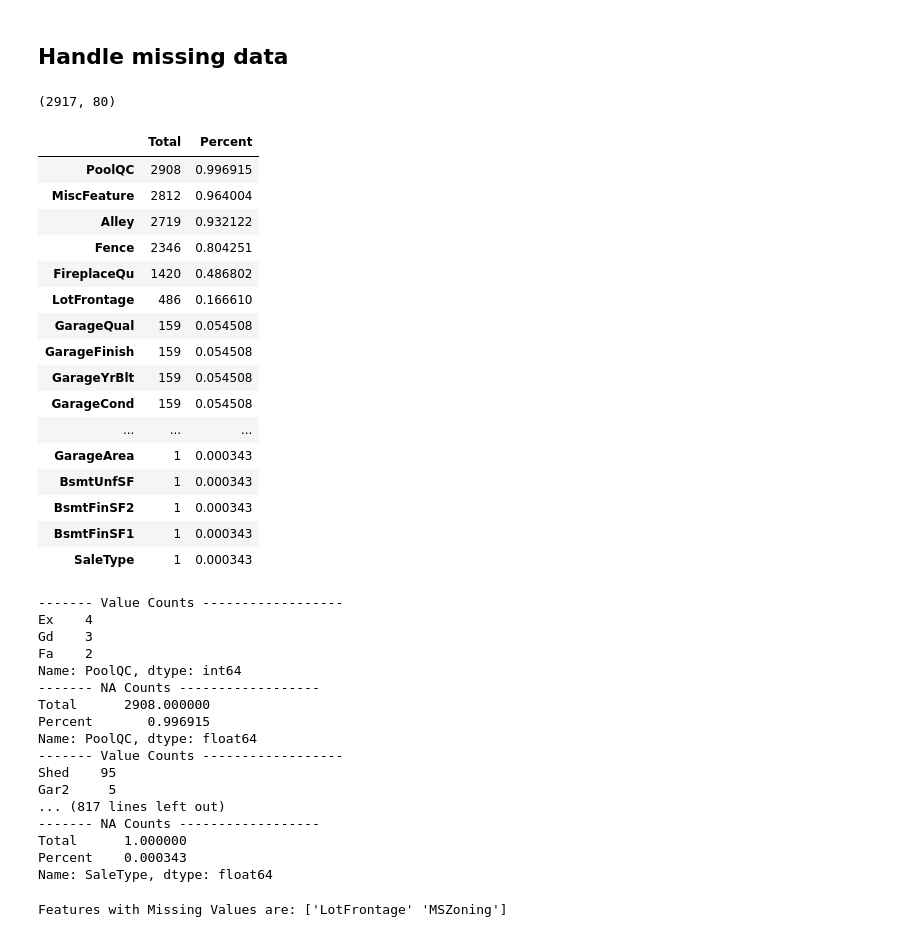
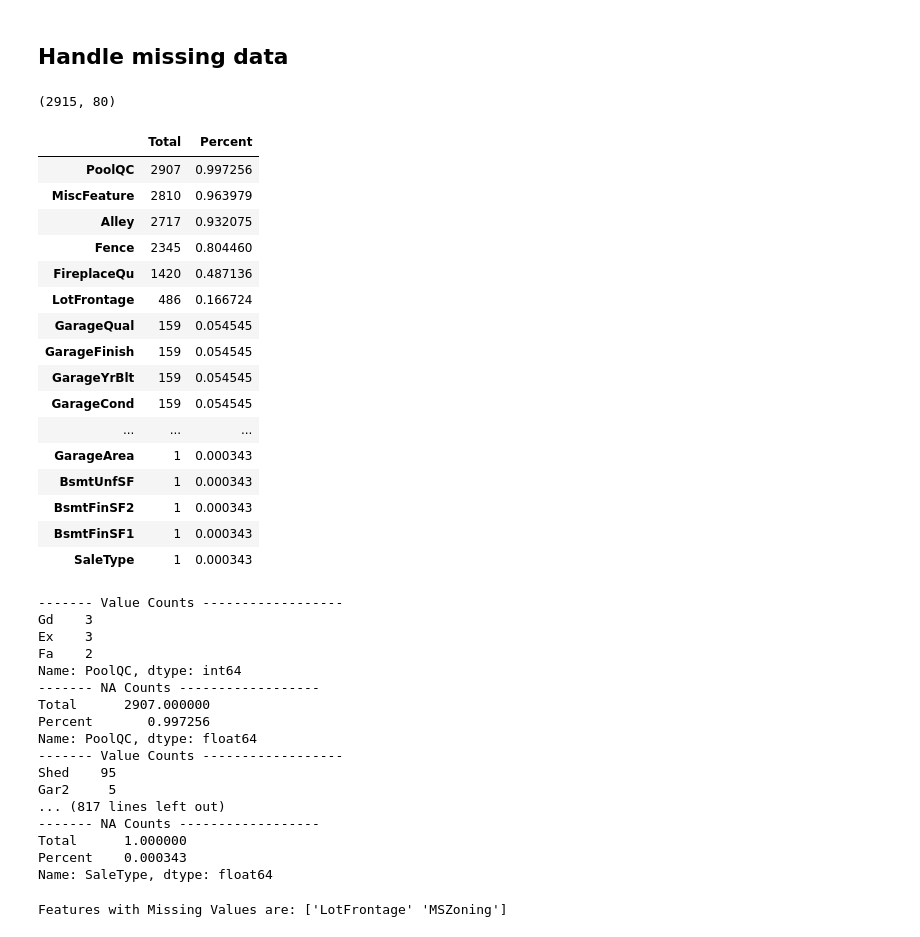
Before and after one commit to emmaren/House-Prices-Kaggle-Competition, a Jupyter notebook: House_price_competition.ipynb, the cells around one changed output. Cells and saved outputs as stored; diff of their text form; code cells hidden in the pictures.

```diff
--- a/House_price_competition.ipynb
+++ b/House_price_competition.ipynb
@@ -153,8 +156,10 @@ outliers[TopFeats].sort_index()
 # Combine the eyeball test and the Tukey test to determine what records to remove
 # 1298 and 523 seems having more extrme values than the other three, so drop them for now.
 print(train.shape)
+train = train.drop(train[train.index==523].index)
+train = train.drop(train[train.index==691].index)
 train = train.drop(train[train.index==1298].index)
-train = train.drop(train[train.index==523].index)
+train = train.drop(train[train.index==1182].index)
 print(train.shape)
 # %% [output]
 (1460, 81)
@@ -180,30 +206,31 @@ fig= plt.figure()
 ## Handle missing data
 # %%
 # Merge train and test df
-all= pd.concat([train,test],keys=("train","test"))
-all =all.drop("SalePrice",axis=1)
-print(all.shape)
+all_df= pd.concat([train,test],keys=("train","test"))
+
+all_df =all_df.drop("SalePrice",axis=1)
+print(all_df.shape)
 # %% [output]
-(2917, 80)
+(2915, 80)
 # %%
 # Check missing data
-total = all.isnull().sum().sort_values(ascending=False)
-pct = (all.isnull().sum()/all.isnull().count()).sort_values(ascending=False)
+total = all_df.isnull().sum().sort_values(ascending=False)
+pct = (all_df.isnull().sum()/all_df.isnull().count()).sort_values(ascending=False)
 NAs = pd.concat([total, pct], axis=1, keys=['Total', 'Percent'])
 NAs = NAs[NAs['Total']>=1]
 NAs
 # %% [output]
 |  | Total | Percent |
-| PoolQC | 2908 | 0.996915 |
-| MiscFeature | 2812 | 0.964004 |
-| Alley | 2719 | 0.932122 |
-| Fence | 2346 | 0.804251 |
-| FireplaceQu | 1420 | 0.486802 |
-| LotFrontage | 486 | 0.166610 |
-| GarageQual | 159 | 0.054508 |
-| GarageFinish | 159 | 0.054508 |
-| GarageYrBlt | 159 | 0.054508 |
-| GarageCond | 159 | 0.054508 |
+| PoolQC | 2907 | 0.997256 |
+| MiscFeature | 2810 | 0.963979 |
+| Alley | 2717 | 0.932075 |
+| Fence | 2345 | 0.804460 |
+| FireplaceQu | 1420 | 0.487136 |
+| LotFrontage | 486 | 0.166724 |
+| GarageQual | 159 | 0.054545 |
+| GarageFinish | 159 | 0.054545 |
+| GarageYrBlt | 159 | 0.054545 |
+| GarageCond | 159 | 0.054545 |
 | ... | ... | ... |
 | GarageArea | 1 | 0.000343 |
 | BsmtUnfSF | 1 | 0.000343 |
@@ -213,18 +240,18 @@ NAs
 # %%
 for col in NAs.index:
     print('------- Value Counts ------------------')
-    print(all[col].value_counts())
+    print(all_df[col].value_counts())
     print('------- NA Counts ------------------')
     print(NAs.loc[col])
 # %% [output]
 ------- Value Counts ------------------
-Ex    4
 Gd    3
+Ex    3
 Fa    2
 Name: PoolQC, dtype: int64
 ------- NA Counts ------------------
-Total      2908.000000
-Percent       0.996915
+Total      2907.000000
+Percent       0.997256
 Name: PoolQC, dtype: float64
 ------- Value Counts ------------------
 Shed    95
```
Also changed, not shown: parts of 98 cells of this notebook.
